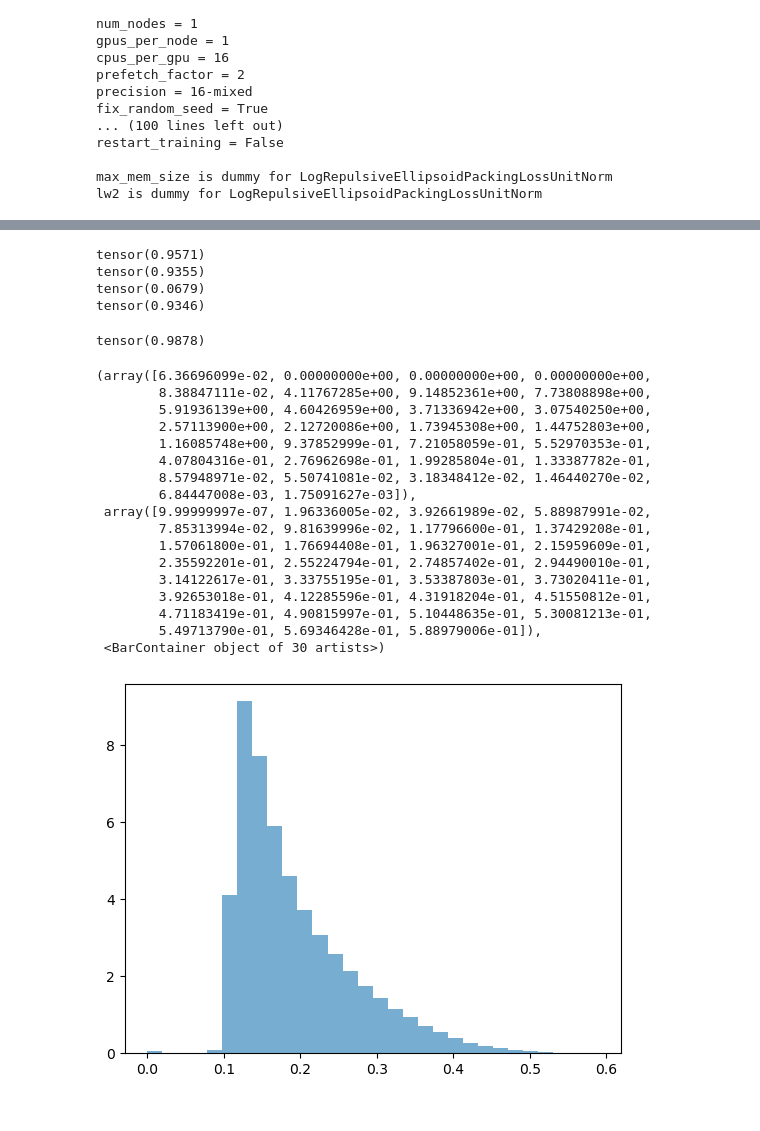
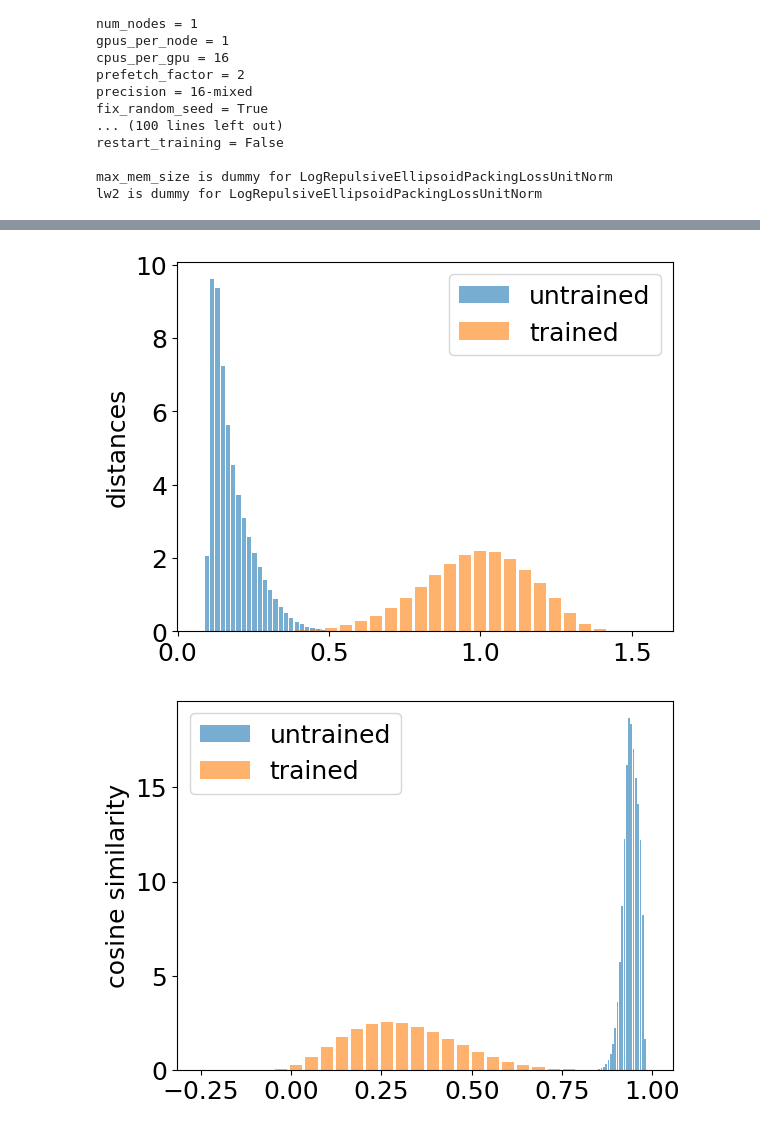
Before and after one commit to guanming-zhang/clamp, a Jupyter notebook: scripts/centroid_test.ipynb, the cells around one changed output, grey strips where cells are left out. Saved outputs shown, nothing was run; the diff lists cells and outputs as text; code cells hidden in the pictures.

```diff
--- a/scripts/centroid_test.ipynb
+++ b/scripts/centroid_test.ipynb
@@ -142,3 +156,25 @@ torch.Size([4, 800, 512])
 # %%
-print(centers.shape)
+device = torch.device("cuda:0")  # Use GPU 0
+last_filename = os.path.join(model_dir,"ssl",'ssl-epoch=99.ckpt')
+print(last_filename)
+if os.path.isfile(last_filename):
+    print(f'Found pretrained model at {last_filename}, loading...')
+    ssl_model = lightning_models.CLAP.load_from_checkpoint(last_filename)
+backbone = ssl_model.backbone.to(device)
+# make sure the projection head is not removed
+for name, param in ssl_model.backbone.projection_head.named_parameters():
+    print(f"{name}: {param.shape}")
+distances_f = []
+cosine_f = []
+for repeat in range(20):
+    _centers = sample_embedding(backbone,ssl_train_loader,count=128)
+    _distances = torch.sqrt(torch.sum((_centers[None,:,:] - _centers[:,None,:])**2,dim=-1) + 1e-12)
+    _distances = torch.flatten(_distances).detach().cpu().numpy()
+    _distances = _distances[np.where(_distances>1e-6)] # exclude self-distances
+    _cosine = torch.einsum('ik,jk->ij',_centers,_centers)
+    _cosine = torch.flatten(_cosine).detach().cpu().numpy()
+    distances_f.append(_distances)
+    cosine_f.append(_cosine)
+distances_f = np.concatenate(distances_f)
+cosine_f = np.concatenate(cosine_f)
 # %% [output]
@@ -146,37 +202,22 @@ torch.Size([800, 512])
 # %%
-avg = torch.mean(centers,dim=0)**2
-cov = torch.einsum("ij,ik->jk",centers,centers)/(centers.shape[0]-1.0) # size B*O*O
-distances = torch.sqrt(torch.sum((centers[None,:,:] - centers[:,None,:])**2,dim=-1) + 1e-12)
-distances = torch.flatten(distances).detach().cpu().numpy()
-print(torch.trace(cov))
-print(torch.norm(cov))
-print(torch.norm(avg))
-print(torch.norm(cov-torch.eye(512)/512.0))
-torch.norm(centers[12])
+fig1 = plt.figure()
+ax1 = fig1.add_axes(111)
+ax1.hist(distances_0, bins=30, density=True, rwidth=0.8,alpha=0.6, label='untrained')
+ax1.hist(distances_f, bins=30, density=True, rwidth=0.8,alpha=0.6, label='trained')
+ax1.set_ylabel("distances",fontsize=18)
+ax1.tick_params(axis='both', labelsize=18)
+ax1.legend(fontsize=18)
+plt.savefig("embedding_distances.png",bbox_inches='tight',dpi=1200)
 # %% [output]
-tensor(0.9571)
-tensor(0.9355)
-tensor(0.0679)
-tensor(0.9346)
-tensor(0.9878)
+[figure, added]
 # %%
-plt.hist(distances, bins=30, density=True, alpha=0.6, label='Empirical')
+fig2 = plt.figure()
+ax2 = fig2.add_axes(111)
+ax2.hist(cosine_0, bins=30, density=True, rwidth=0.8,alpha=0.6, label='untrained')
+ax2.hist(cosine_f, bins=30, density=True, rwidth=0.8,alpha=0.6, label='trained')
+ax2.set_ylabel("cosine similarity",fontsize=18)
+ax2.tick_params(axis='both', labelsize=18)
+ax2.legend(fontsize=18)
+plt.savefig("embedding_cosine.png",bbox_inches='tight',dpi=1200)
 # %% [output]
-(array([6.36696099e-02, 0.00000000e+00, 0.00000000e+00, 0.00000000e+00,
-        8.38847111e-02, 4.11767285e+00, 9.14852361e+00, 7.73808898e+00,
-        5.91936139e+00, 4.60426959e+00, 3.71336942e+00, 3.07540250e+00,
-        2.57113900e+00, 2.12720086e+00, 1.73945308e+00, 1.44752803e+00,
-        1.16085748e+00, 9.37852999e-01, 7.21058059e-01, 5.52970353e-01,
-        4.07804316e-01, 2.76962698e-01, 1.99285804e-01, 1.33387782e-01,
-        8.57948971e-02, 5.50741081e-02, 3.18348412e-02, 1.46440270e-02,
-        6.84447008e-03, 1.75091627e-03]),
- array([9.99999997e-07, 1.96336005e-02, 3.92661989e-02, 5.88987991e-02,
-        7.85313994e-02, 9.81639996e-02, 1.17796600e-01, 1.37429208e-01,
-        1.57061800e-01, 1.76694408e-01, 1.96327001e-01, 2.15959609e-01,
-        2.35592201e-01, 2.55224794e-01, 2.74857402e-01, 2.94490010e-01,
-        3.14122617e-01, 3.33755195e-01, 3.53387803e-01, 3.73020411e-01,
-        3.92653018e-01, 4.12285596e-01, 4.31918204e-01, 4.51550812e-01,
-        4.71183419e-01, 4.90815997e-01, 5.10448635e-01, 5.30081213e-01,
-        5.49713790e-01, 5.69346428e-01, 5.88979006e-01]),
- <BarContainer object of 30 artists>)
-[figure, old version]
+[figure, new version]
```
Also changed, not shown: parts of 5 cells of this notebook.
